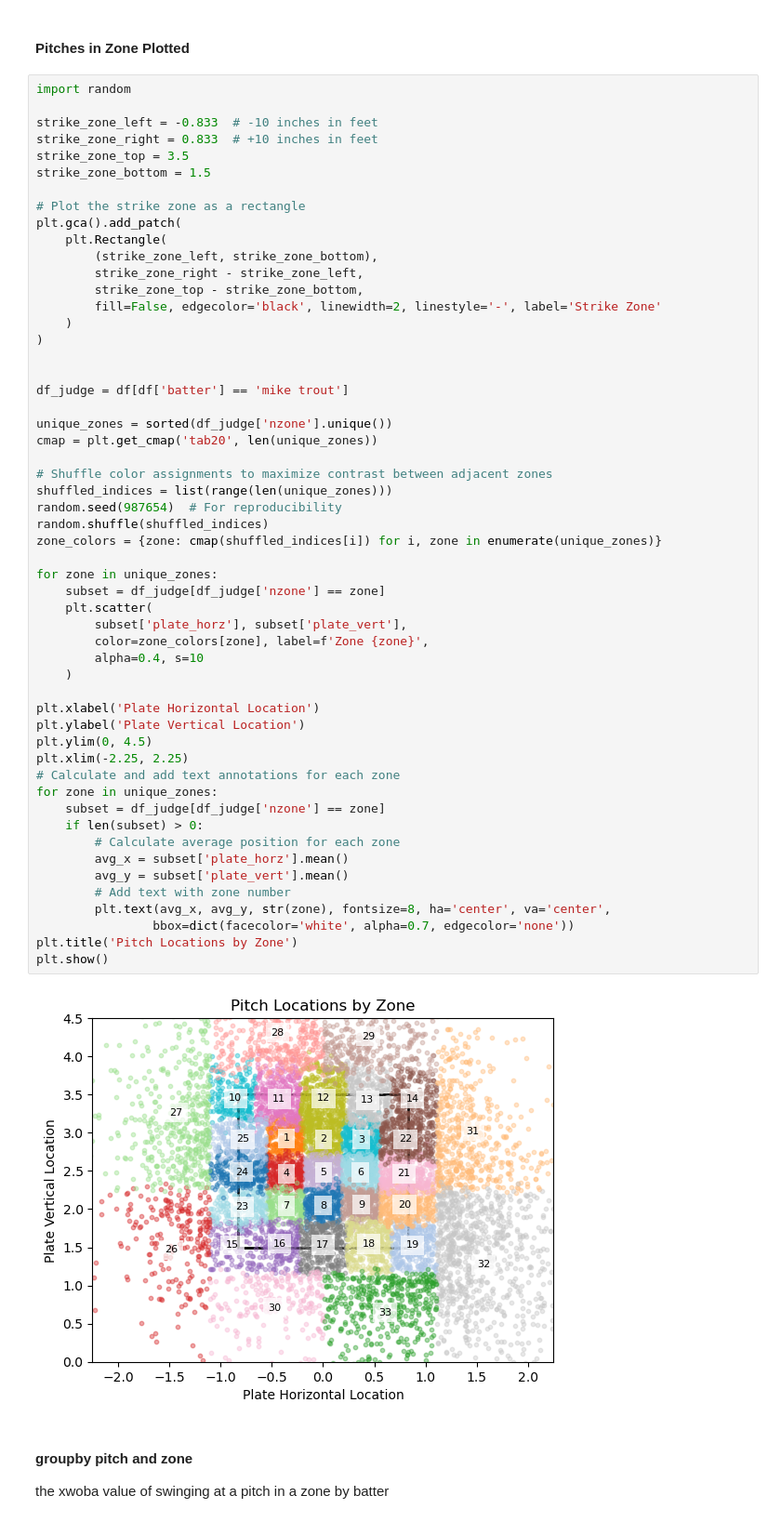
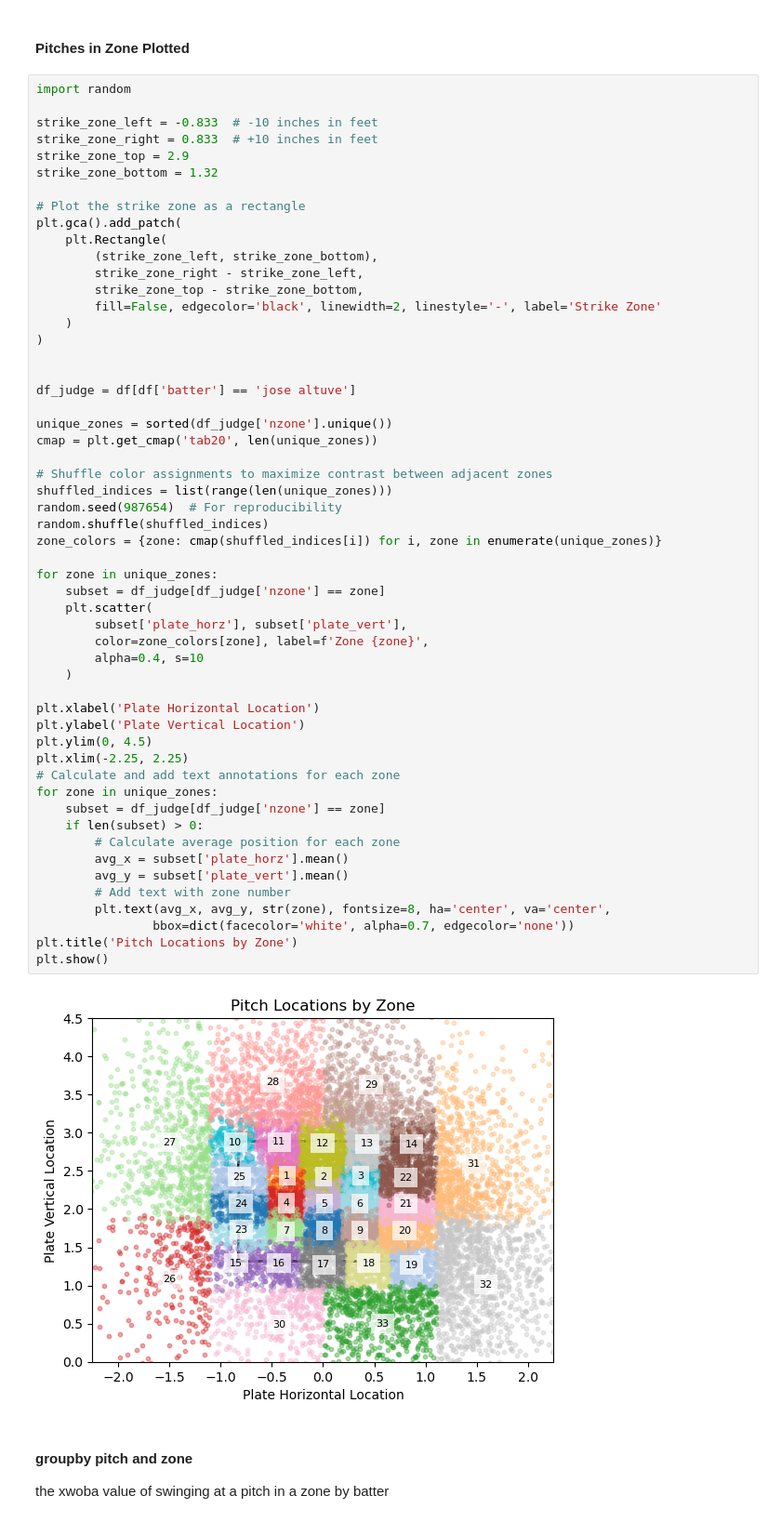
Before and after one commit to daltonlowery26/swing_decisons, a Jupyter notebook: stat_dev/swing_value.ipynb, the cells around one changed output. Shown at 93% size. Saved outputs shown, nothing was run; the diff lists cells and outputs as text.

```diff
--- a/stat_dev/swing_value.ipynb
+++ b/stat_dev/swing_value.ipynb
@@ -232,8 +232,8 @@ import random
 
 strike_zone_left = -0.833  # -10 inches in feet
 strike_zone_right = 0.833  # +10 inches in feet
-strike_zone_top = 3.5
-strike_zone_bottom = 1.5
+strike_zone_top = 2.9
+strike_zone_bottom = 1.32
 
 # Plot the strike zone as a rectangle
 plt.gca().add_patch(
@@ -246,7 +246,7 @@ plt.gca().add_patch(
 )
 
 
-df_judge = df[df['batter'] == 'mike trout']
+df_judge = df[df['batter'] == 'jose altuve']
 
 unique_zones = sorted(df_judge['nzone'].unique())
 cmap = plt.get_cmap('tab20', len(unique_zones))
@@ -255,34 +255,34 @@ cmap = plt.get_cmap('tab20', len(unique_zones))
 shuffled_indices = list(range(len(unique_zones)))
 random.seed(987654)  # For reproducibility
 random.shuffle(shuffled_indices)
 zone_colors = {zone: cmap(shuffled_indices[i]) for i, zone in enumerate(unique_zones)}
 
 for zone in unique_zones:
     subset = df_judge[df_judge['nzone'] == zone]
     plt.scatter(
         subset['plate_horz'], subset['plate_vert'],
         color=zone_colors[zone], label=f'Zone {zone}',
         alpha=0.4, s=10
     )
 
 plt.xlabel('Plate Horizontal Location')
 plt.ylabel('Plate Vertical Location')
 plt.ylim(0, 4.5)
 plt.xlim(-2.25, 2.25)
 # Calculate and add text annotations for each zone
 for zone in unique_zones:
     subset = df_judge[df_judge['nzone'] == zone]
     if len(subset) > 0:
         # Calculate average position for each zone
         avg_x = subset['plate_horz'].mean()
         avg_y = subset['plate_vert'].mean()
         # Add text with zone number
         plt.text(avg_x, avg_y, str(zone), fontsize=8, ha='center', va='center',
                 bbox=dict(facecolor='white', alpha=0.7, edgecolor='none'))
 plt.title('Pitch Locations by Zone')
 plt.show()
 # %% [output]
-[figure, old version]
+[figure, new version]
 # %% [markdown]
 #### groupby pitch and zone
 the xwoba value of swinging at a pitch in a zone by batter
```
Also changed, not shown: parts of 6 cells of this notebook, 2 other files.
